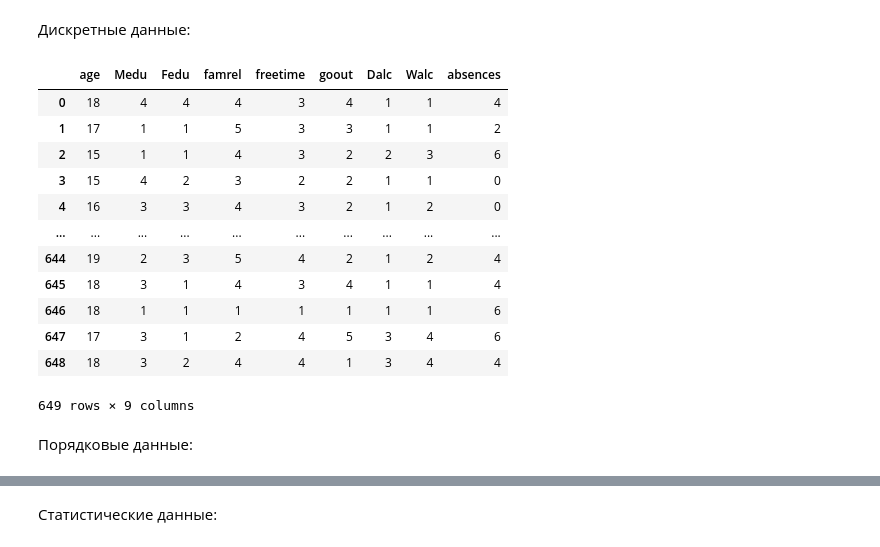
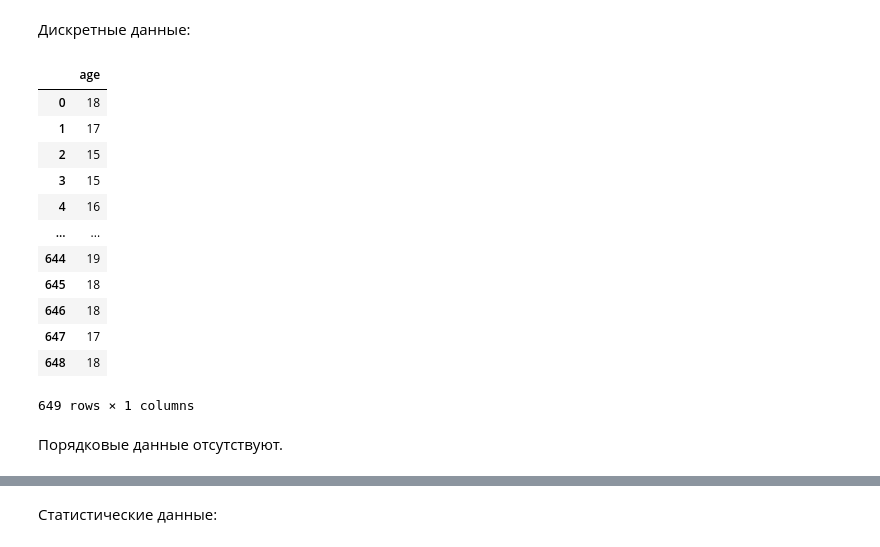
Before and after one commit to GrinchFour/ml.vvsu.2023, a Jupyter notebook: lab01/БПИ20-02_Юрчук_1.ipynb, the cells around one changed output, grey strips where cells are left out. Saved outputs shown, nothing was run; the diff lists cells and outputs as text; code cells hidden in the pictures.

```diff
--- a/lab01/БПИ20-02_Юрчук_1.ipynb
+++ b/lab01/БПИ20-02_Юрчук_1.ipynb
@@ -92,21 +92,21 @@ sPor[["school","sex", "address", "famsize", "Pstatus", "Mjob","Fjob"]]
 # %% [markdown]
 Дискретные данные:
 # %%
-sMat[["age","Medu","Fedu","famrel","freetime", "goout", "Dalc", "Walc", "absences"]]
-sPor[["age","Medu","Fedu","famrel","freetime", "goout", "Dalc", "Walc", "absences"]]
+sMat[["age"]]
+sPor[["age"]]
 # %% [output]
-|  | age | Medu | Fedu | famrel | freetime | goout | Dalc | Walc | absences |
-| 0 | 18 | 4 | 4 | 4 | 3 | 4 | 1 | 1 | 4 |
-| 1 | 17 | 1 | 1 | 5 | 3 | 3 | 1 | 1 | 2 |
-| 2 | 15 | 1 | 1 | 4 | 3 | 2 | 2 | 3 | 6 |
-| 3 | 15 | 4 | 2 | 3 | 2 | 2 | 1 | 1 | 0 |
-| 4 | 16 | 3 | 3 | 4 | 3 | 2 | 1 | 2 | 0 |
-| ... | ... | ... | ... | ... | ... | ... | ... | ... | ... |
-| 644 | 19 | 2 | 3 | 5 | 4 | 2 | 1 | 2 | 4 |
-| 645 | 18 | 3 | 1 | 4 | 3 | 4 | 1 | 1 | 4 |
-| 646 | 18 | 1 | 1 | 1 | 1 | 1 | 1 | 1 | 6 |
-| 647 | 17 | 3 | 1 | 2 | 4 | 5 | 3 | 4 | 6 |
-| 648 | 18 | 3 | 2 | 4 | 4 | 1 | 3 | 4 | 4 |
+|  | age |
+| 0 | 18 |
+| 1 | 17 |
+| 2 | 15 |
+| 3 | 15 |
+| 4 | 16 |
+| ... | ... |
+| 644 | 19 |
+| 645 | 18 |
+| 646 | 18 |
+| 647 | 17 |
+| 648 | 18 |
-649 rows × 9 columns
+649 rows × 1 columns
 # %% [markdown]
-Порядковые данные:
+Порядковые данные отсутствуют.
```
Also changed, not shown: parts of 5 cells of this notebook.
